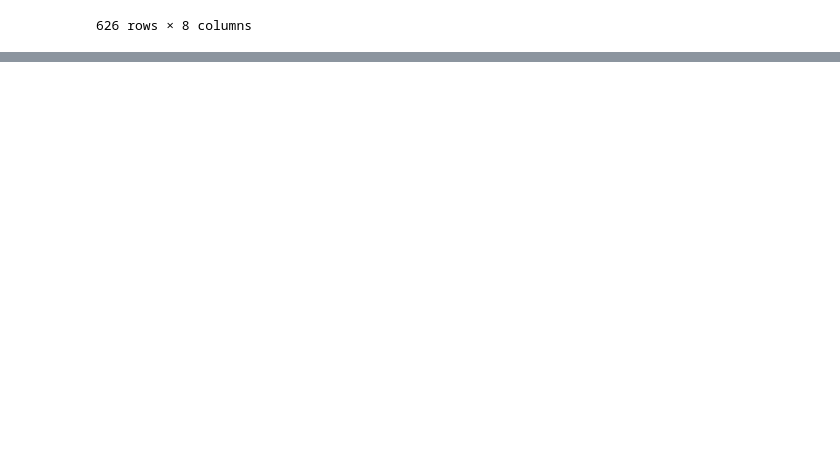
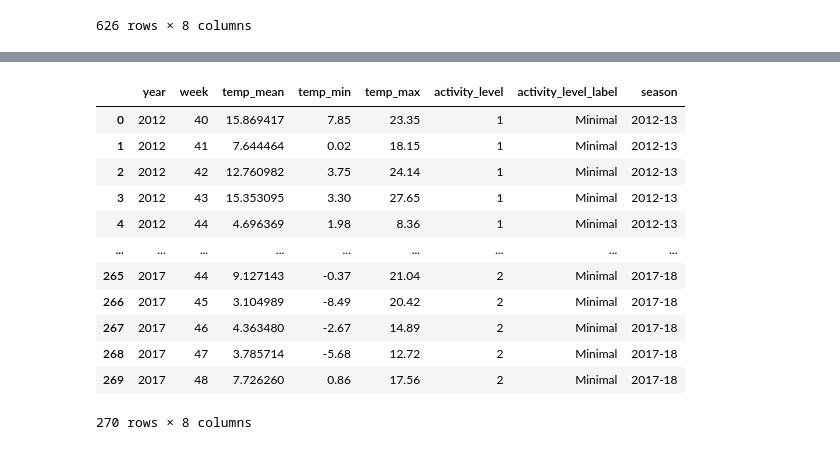
Before and after one commit to Somerillo/DI-Final_Project, a Jupyter notebook: time_series.ipynb, the cells around one changed output, grey strips where cells are left out. Drawn from its saved outputs; the diff is of its cells as text; code cells hidden in the pictures; blank space fills up the shorter version.

```diff
--- a/time_series.ipynb
+++ b/time_series.ipynb
@@ -454,0 +487,4 @@ df_flu.to_csv('raw_flu.csv', index=False)
+# %%
+df_temperature['week'] = df_temperature['datetime'].dt.isocalendar().week
+df_temperature['year'] = df_temperature['datetime'].dt.year
+display(df_temperature.head())
@@ -454,0 +500,15 @@ df_flu.to_csv('raw_flu.csv', index=False)
+# %%
+# group by year then by week and create aggregated fields
+df_temperature_week = df_temperature.groupby(['year', 'week']).agg(
+    pittsburgh_temp_mean=('pittsburgh_temp', 'mean'),
+    pittsburgh_temp_min=('pittsburgh_temp', 'min'),
+    pittsburgh_temp_max=('pittsburgh_temp', 'max'),
+    chicago_temp_mean=('chicago_temp', 'mean'),
+    chicago_temp_min=('chicago_temp', 'min'),
+    chicago_temp_max=('chicago_temp', 'max')
+).reset_index()
+
+# sort again by year then by week
+df_temperature_week.sort_values(by=['year', 'week'], inplace=True)
+
+display(df_temperature_week)
@@ -454,0 +531,6 @@ df_flu.to_csv('raw_flu.csv', index=False)
+# %%
+# remove first and last rows
+df_temperature_week.drop(index=0, inplace=True)
+df_temperature_week.drop(index=df_temperature_week.index[-1], inplace=True)
+df_temperature_week.reset_index(drop=True, inplace=True)
+print(f'## the grouped dataframe shape is {df_temperature_week.shape}')
@@ -454,0 +569,28 @@ df_flu.to_csv('raw_flu.csv', index=False)
+# %%
+# merge df_temperature_week with pittsburgh by year then by week
+df_pennsylvania_flu = pd.merge(df_temperature_week, df_pennsylvania,
+                                 left_on=['year', 'week'],
+                                 right_on=[df_pennsylvania['pennsylvania_weekend'].dt.year, 'pennsylvania_week'],
+                                 how='inner')
+
+# drop unnecessary cols
+df_pennsylvania_flu.drop(columns=['pennsylvania_weekend', 'pennsylvania_week', 'chicago_temp_mean', 'chicago_temp_min', 'chicago_temp_max'], inplace=True)
+
+# rename cols for better readability
+df_pennsylvania_flu.columns = ['year', 'week', 'temp_mean', 'temp_min', 'temp_max', 'activity_level', 'activity_level_label', 'season']
+
+df_pennsylvania_flu
+# %% [output]
+|  | year | week | temp_mean | temp_min | temp_max | activity_level | activity_level_label | season |
+| 0 | 2012 | 40 | 15.869417 | 7.85 | 23.35 | 1 | Minimal | 2012-13 |
+| 1 | 2012 | 41 | 7.644464 | 0.02 | 18.15 | 1 | Minimal | 2012-13 |
+| 2 | 2012 | 42 | 12.760982 | 3.75 | 24.14 | 1 | Minimal | 2012-13 |
+| 3 | 2012 | 43 | 15.353095 | 3.30 | 27.65 | 1 | Minimal | 2012-13 |
+| 4 | 2012 | 44 | 4.696369 | 1.98 | 8.36 | 1 | Minimal | 2012-13 |
+| ... | ... | ... | ... | ... | ... | ... | ... | ... |
+| 265 | 2017 | 44 | 9.127143 | -0.37 | 21.04 | 2 | Minimal | 2017-18 |
+| 266 | 2017 | 45 | 3.104989 | -8.49 | 20.42 | 2 | Minimal | 2017-18 |
+| 267 | 2017 | 46 | 4.363480 | -2.67 | 14.89 | 2 | Minimal | 2017-18 |
+| 268 | 2017 | 47 | 3.785714 | -5.68 | 12.72 | 2 | Minimal | 2017-18 |
+| 269 | 2017 | 48 | 7.726260 | 0.86 | 17.56 | 2 | Minimal | 2017-18 |
+270 rows × 8 columns
```
Also changed, not shown: parts of 17 cells of this notebook, 2 other files.
